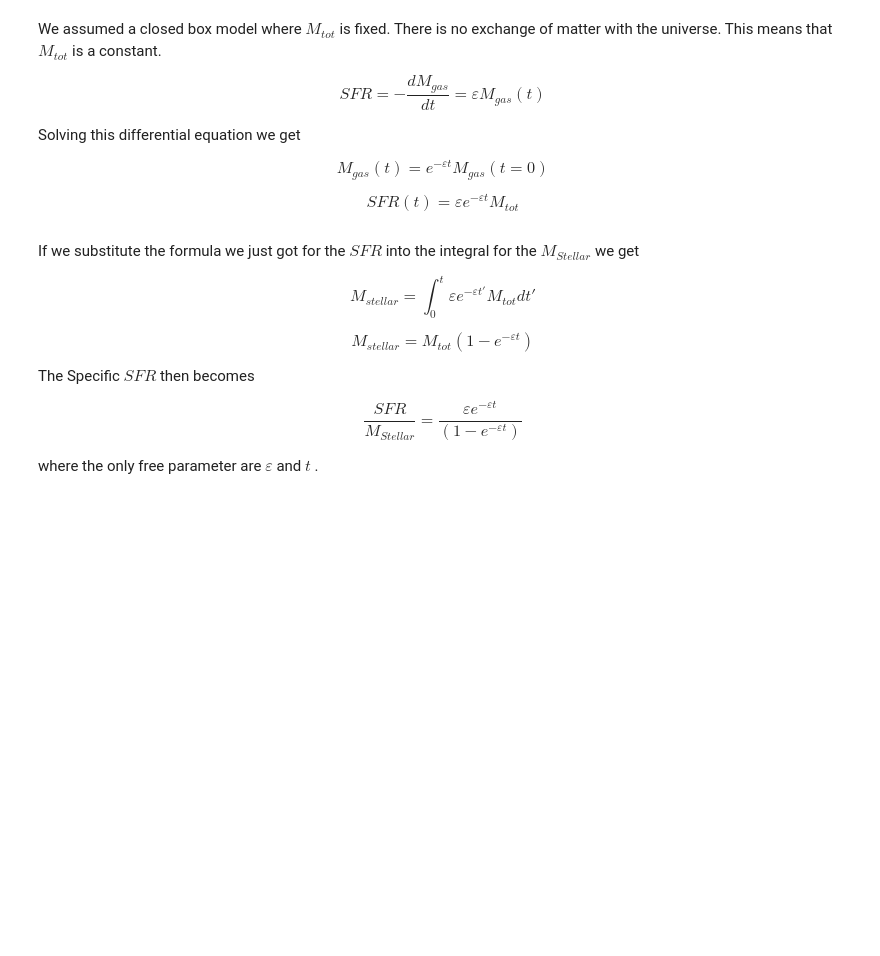
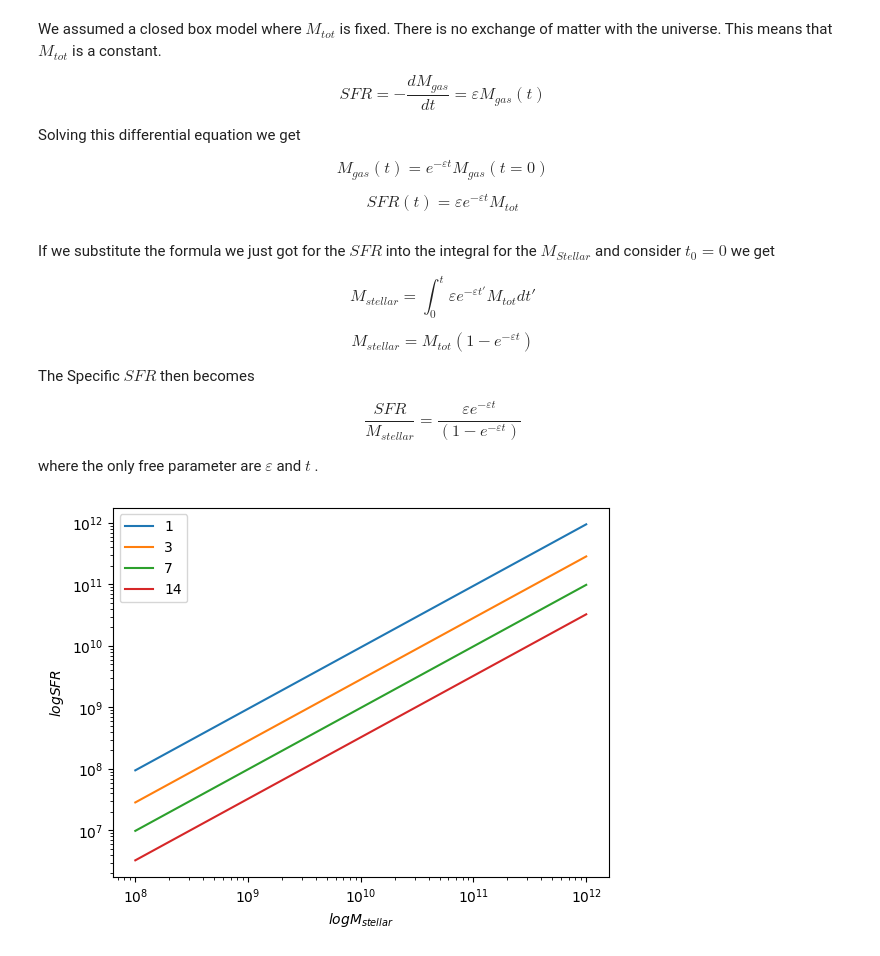
Before and after one commit to ElenaSofiaMangola/Laboratory-of-data-analysis, a Jupyter notebook: Lab.ipynb, the cells around one changed output. Drawn from its saved outputs; the diff is of its cells as text; code cells hidden in the pictures; blank space fills up the shorter version.

```diff
--- a/Lab.ipynb
+++ b/Lab.ipynb
@@ -43,7 +43,7 @@ $$ M_{gas}(t) = e^{-\varepsilon t} M_{gas}(t=0) $$
 
 $$ SFR(t) = \varepsilon e^{-\varepsilon t} M_{tot} $$
 # %% [markdown]
-If we substitute the formula we just got for the $SFR$ into the integral for the $M_{Stellar}$ we get
+If we substitute the formula we just got for the $SFR$ into the integral for the $M_{Stellar}$ and consider $t_0 = 0$ we get
 
 $$ M_{stellar} = \int^t_0 \varepsilon e^{-\varepsilon t'} M_{tot} dt'$$
 
@@ -51,6 +51,6 @@ $$ M_{stellar} = M_{tot}\left ( 1 - e^{- \varepsilon t} \right ) $$
 
 The Specific $SFR$ then becomes
 
-$$ \frac{SFR}{M_{Stellar}} =  \frac{\varepsilon e^{-\varepsilon t}}{\left ( 1 - e^{- \varepsilon t} \right )}$$
+$$ \frac{SFR}{M_{stellar}} =  \frac{\varepsilon e^{-\varepsilon t}}{\left ( 1 - e^{- \varepsilon t} \right )}$$
 
 where the only free parameter are $\varepsilon$ and $t$ .
@@ -56,0 +60,21 @@ where the only free parameter are $\varepsilon$ and $t$ .
+# %%
+def SpecificSFR(epsilon, time):
+    return epsilon*np.exp(-epsilon*time)/(1-np.exp(-epsilon*time))*10**(-9)
+
+def SFRFunction(espsilon, time, Mstellar):
+    return epsilon*np.exp(-epsilon*time)/(1-np.exp(-epsilon*time))*Mstellar
+# %%
+epsilon = 0.1
+times = [1,3,7,14]
+Mstellar = np.logspace(8,12,100)
+# %%
+for t in times:
+    plt.plot(Mstellar,SFRFunction(epsilon,t,Mstellar),label=t)
+
+plt.loglog()
+plt.xlabel("$logM_{stellar}$")
+plt.ylabel("$logSFR$")
+plt.legend()
+plt.show()
+# %% [output]
+[figure, added]
```
Also changed, not shown: parts of 6 cells of this notebook.
